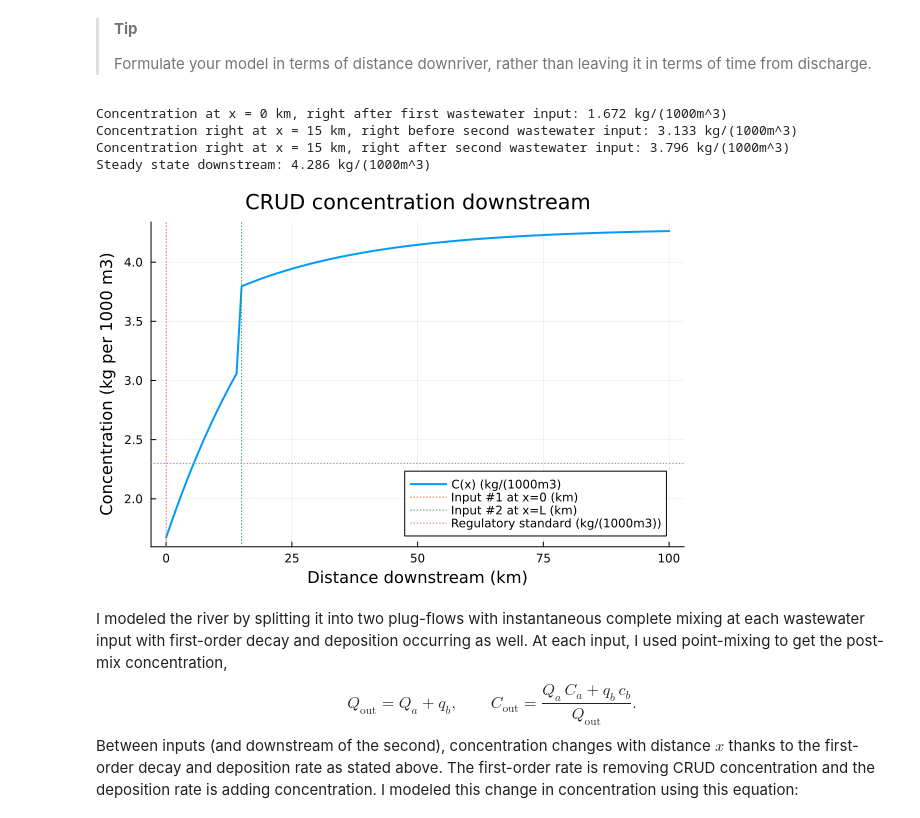
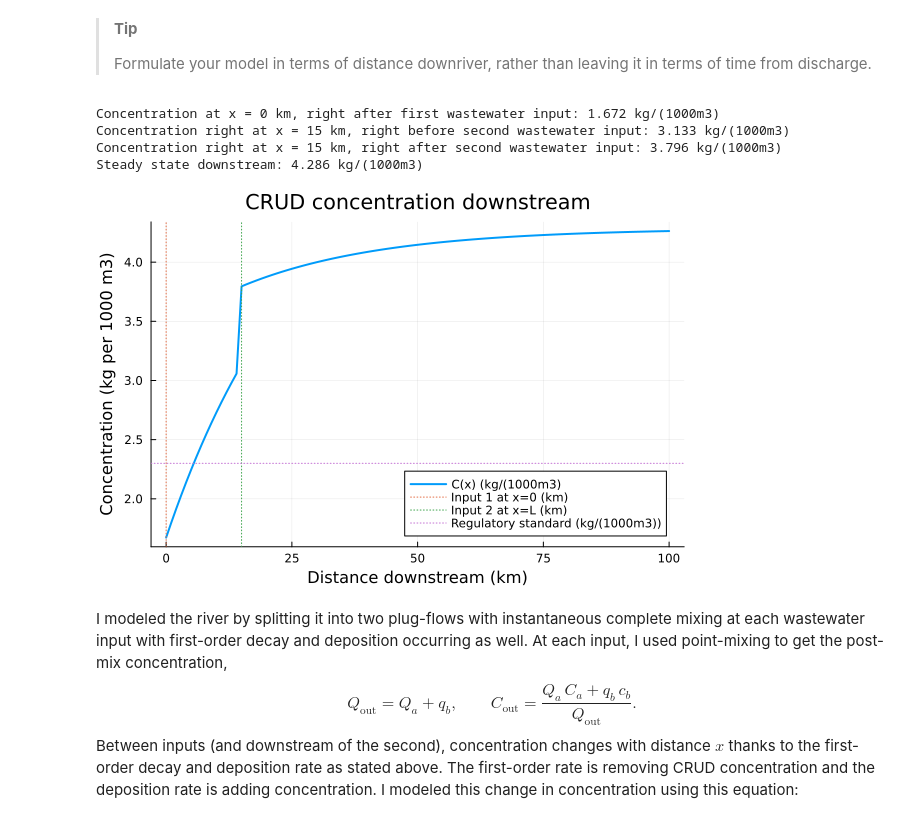
Before and after one commit to BEE4750-FA25/hw2-regina, a Jupyter notebook: hw02.ipynb, the cells around one changed output. Cells and saved outputs as stored; diff of their text form; code cells hidden in the pictures.

```diff
--- a/hw02.ipynb
+++ b/hw02.ipynb
@@ -167,52 +167,52 @@ end
 
 # FIRST MIX: x = 0
 (Q3, C3) = two_streams_mix(Q, Ci, Q1, C1)
-println("Concentration at x = 0 km, right after first wastewater input: ", round(C3*1000, digits=3), " kg/(1000m^3)")
+println("Concentration at x = 0 km, right after first wastewater input: ", round(C3*1000, digits=3), " kg/(1000m3)")
 
 
 # conc at x = L- in reach 1
 C_L = conc_model(L, C3, Q3)
-println("Concentration right at x = 15 km, right before second wastewater input: ", round(C_L*1000, digits=3), " kg/(1000m^3)")
+println("Concentration right at x = 15 km, right before second wastewater input: ", round(C_L*1000, digits=3), " kg/(1000m3)")
 
 # SECOND MIX: x = 15 km
 (Q4, C4) = two_streams_mix(Q3, C_L, Q2, C2)
-println("Concentration right at x = 15 km, right after second wastewater input: ", round(C4*1000, digits=3), " kg/(1000m^3)")
+println("Concentration right at x = 15 km, right after second wastewater input: ", round(C4*1000, digits=3), " kg/(1000m3)")
 
 
 function model(x)
     if x < L #before 15 km
         C_out = steady_state_C(Q3) .+ (C3 - steady_state_C(Q3)) .* exp.((-k/v) .* (x))
         C = C_out .*1000
 
     else #beyond 15 km
         C_out = steady_state_C(Q4) .+ (C4 - steady_state_C(Q4)) .* exp.((-k/v) .* (x-L))
         C = C_out .*1000
     end
     return C
 end
 
 c_down_stream = steady_state_C(Q4)*1000
-println("Steady state downstream: ", round(c_down_stream, digits=3),  " kg/(1000m^3)")
+println("Steady state downstream: ", round(c_down_stream, digits=3),  " kg/(1000m3)")
 
 x = 0:1:100
 conc = model.(x)
 
 
 p = plot(x, conc, lw=2, label="C(x) (kg/(1000m3)",
          xlabel="Distance downstream (km)",
          ylabel="Concentration (kg per 1000 m3)",
          title="CRUD concentration downstream")
-vline!(p, [0], ls=:dot, label="Input #1 at x=0 (km)")
-vline!(p, [L], ls=:dot, label="Input #2 at x=L (km)")
+vline!(p, [0], ls=:dot, label="Input 1 at x=0 (km)")
+vline!(p, [L], ls=:dot, label="Input 2 at x=L (km)")
 hline!(p, [2.3], ls=:dot, label="Regulatory standard (kg/(1000m3))")
 
 display(p)
 # %% [output]
-Concentration at x = 0 km, right after first wastewater input: 1.672 kg/(1000m^3)
-Concentration right at x = 15 km, right before second wastewater input: 3.133 kg/(1000m^3)
-Concentration right at x = 15 km, right after second wastewater input: 3.796 kg/(1000m^3)
-Steady state downstream: 4.286 kg/(1000m^3)
+Concentration at x = 0 km, right after first wastewater input: 1.672 kg/(1000m3)
+Concentration right at x = 15 km, right before second wastewater input: 3.133 kg/(1000m3)
+Concentration right at x = 15 km, right after second wastewater input: 3.796 kg/(1000m3)
+Steady state downstream: 4.286 kg/(1000m3)
-[figure, old version]
+[figure, new version]
 # %% [markdown]
 I modeled the river by splitting it into two plug-flows with instantaneous complete mixing at each wastewater input with first-order decay and deposition occurring as well. At each input, I used point-mixing to get the post-mix concentration,
 $$
```
